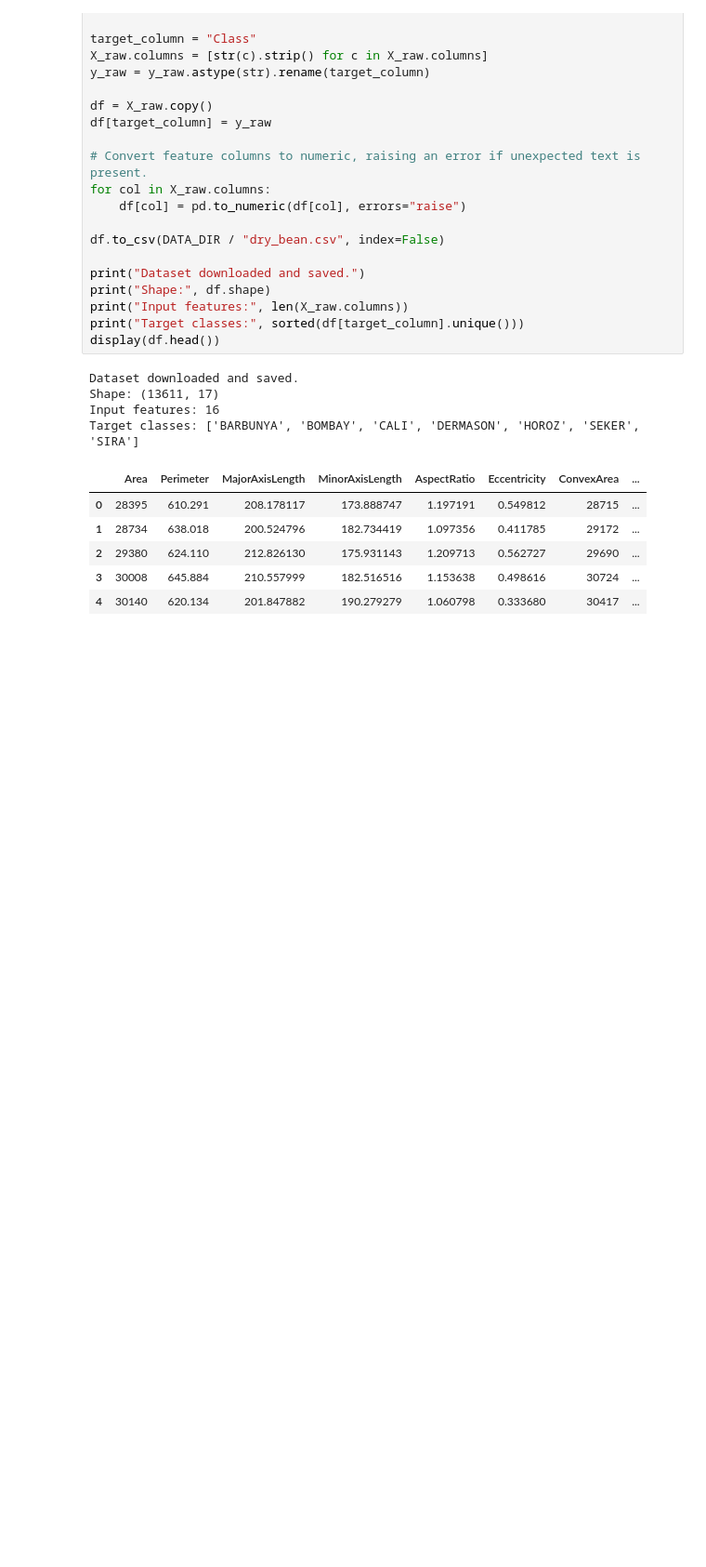
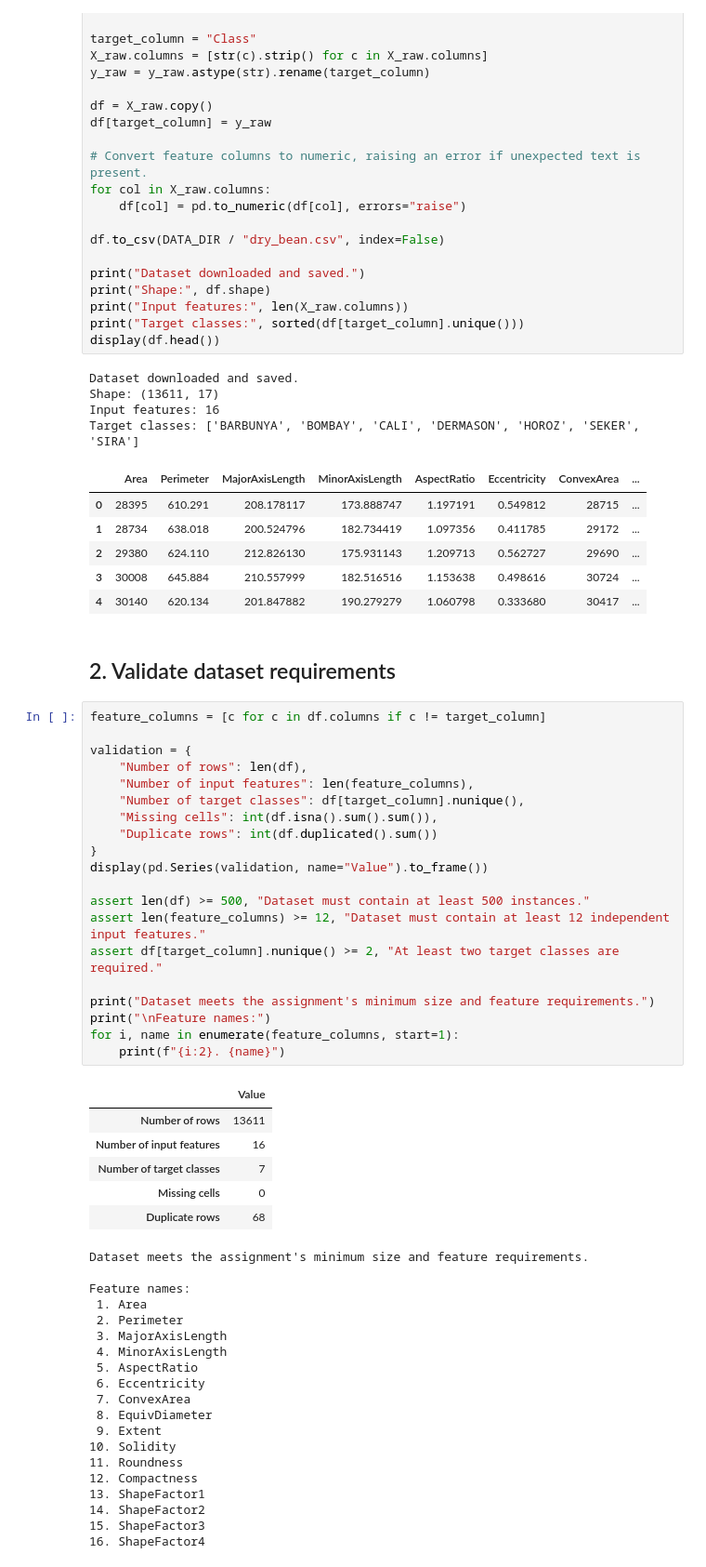
Before and after one commit to DeepanaMathankumarJ/ml-classification-comparison, a Jupyter notebook: DryBean_Model_training.ipynb, the cells around one changed output. Shown at 93% size. Cells and saved outputs as stored; diff of their text form; blank space fills up the shorter version.

```diff
--- a/DryBean_Model_training.ipynb
+++ b/DryBean_Model_training.ipynb
@@ -106,3 +120,51 @@ Target classes: ['BARBUNYA', 'BOMBAY', 'CALI', 'DERMASON', 'HOROZ', 'SEKER', 'SI
 | 2 | 29380 | 624.110 | 212.826130 | 175.931143 | 1.209713 | 0.562727 | 29690 | ... |
 | 3 | 30008 | 645.884 | 210.557999 | 182.516516 | 1.153638 | 0.498616 | 30724 | ... |
 | 4 | 30140 | 620.134 | 201.847882 | 190.279279 | 1.060798 | 0.333680 | 30417 | ... |
+# %% [markdown]
+## 2. Validate dataset requirements
+# %%
+feature_columns = [c for c in df.columns if c != target_column]
+
+validation = {
+    "Number of rows": len(df),
+    "Number of input features": len(feature_columns),
+    "Number of target classes": df[target_column].nunique(),
+    "Missing cells": int(df.isna().sum().sum()),
+    "Duplicate rows": int(df.duplicated().sum())
+}
+display(pd.Series(validation, name="Value").to_frame())
+
+assert len(df) >= 500, "Dataset must contain at least 500 instances."
+assert len(feature_columns) >= 12, "Dataset must contain at least 12 independent input features."
+assert df[target_column].nunique() >= 2, "At least two target classes are required."
+
+print("Dataset meets the assignment's minimum size and feature requirements.")
+print("\nFeature names:")
+for i, name in enumerate(feature_columns, start=1):
+    print(f"{i:2}. {name}")
+# %% [output]
+|  | Value |
+| Number of rows | 13611 |
+| Number of input features | 16 |
+| Number of target classes | 7 |
+| Missing cells | 0 |
+| Duplicate rows | 68 |
+Dataset meets the assignment's minimum size and feature requirements.
+
+Feature names:
+ 1. Area
+ 2. Perimeter
+ 3. MajorAxisLength
+ 4. MinorAxisLength
+ 5. AspectRatio
+ 6. Eccentricity
+ 7. ConvexArea
+ 8. EquivDiameter
+ 9. Extent
+10. Solidity
+11. Roundness
+12. Compactness
+13. ShapeFactor1
+14. ShapeFactor2
+15. ShapeFactor3
+16. ShapeFactor4
```
Also changed, not shown: parts of 4 cells of this notebook.
